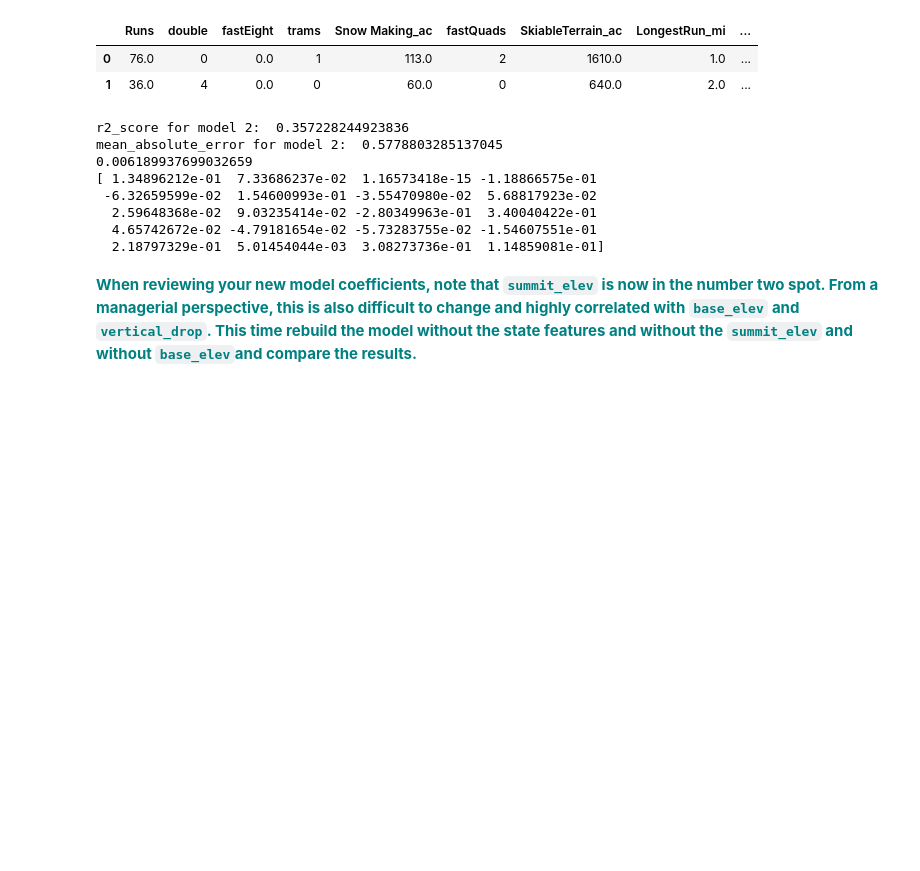
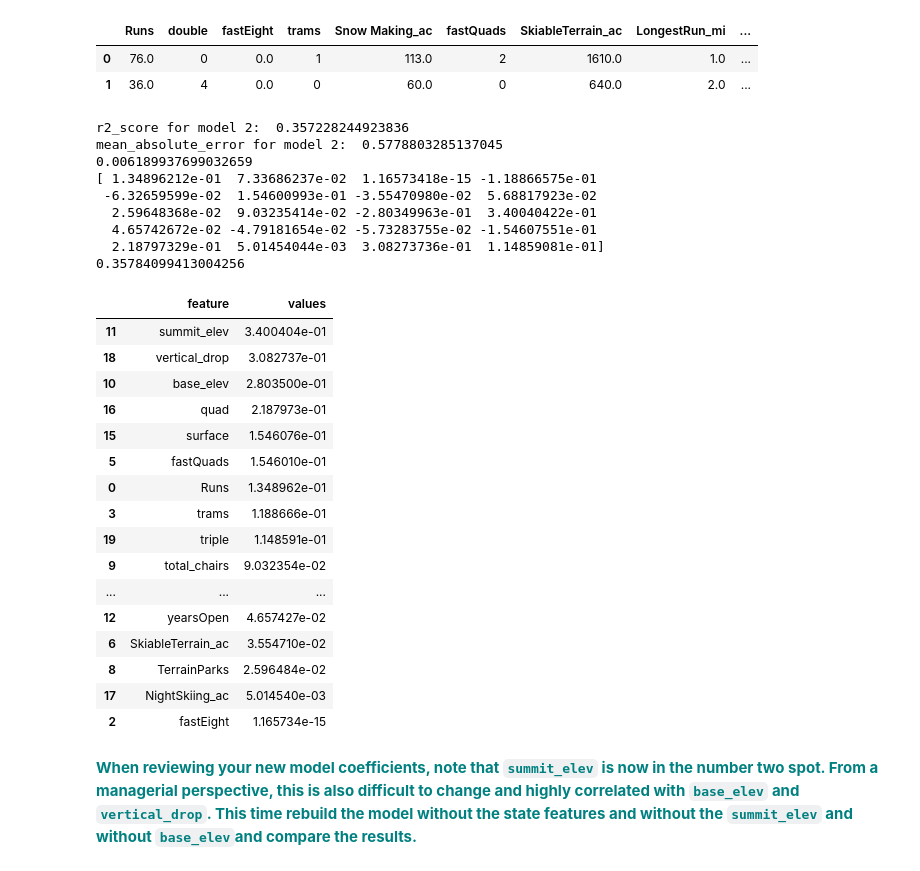
Before and after one commit to saimoom026/Springboard, a Jupyter notebook: springboard/GuidedCapstone/Notebook_stepfourandfive.ipynb, the cells around one changed output. Saved outputs shown, nothing was run; the diff lists cells and outputs as text; code cells hidden in the pictures; blank space fills up the shorter version.

```diff
--- a/springboard/GuidedCapstone/Notebook_stepfourandfive.ipynb
+++ b/springboard/GuidedCapstone/Notebook_stepfourandfive.ipynb
@@ -217,6 +244,7 @@ print('mean_absolute_error for model 2: ',mean_absolute_error(y_test, y_pred))
 
 print(lm.intercept_)
 print(lm.coef_)
+print(explained_variance_score(y_test, y_pred))
 # %% [output]
 r2_score for model 2:  0.357228244923836
 mean_absolute_error for model 2:  0.5778803285137045
@@ -226,6 +254,30 @@ mean_absolute_error for model 2:  0.5778803285137045
   2.59648368e-02  9.03235414e-02 -2.80349963e-01  3.40040422e-01
   4.65742672e-02 -4.79181654e-02 -5.73283755e-02 -1.54607551e-01
   2.18797329e-01  5.01454044e-03  3.08273736e-01  1.14859081e-01]
+0.35784099413004256
+# %%
+df_res2=pd.DataFrame()
+df_res2['feature']=df_feature2.columns
+df_res2['values']=abs(lm.coef_)
+df_res2.sort_values(by=['values'],ascending=False)
+# %% [output]
+|  | feature | values |
+| 11 | summit_elev | 3.400404e-01 |
+| 18 | vertical_drop | 3.082737e-01 |
+| 10 | base_elev | 2.803500e-01 |
+| 16 | quad | 2.187973e-01 |
+| 15 | surface | 1.546076e-01 |
+| 5 | fastQuads | 1.546010e-01 |
+| 0 | Runs | 1.348962e-01 |
+| 3 | trams | 1.188666e-01 |
+| 19 | triple | 1.148591e-01 |
+| 9 | total_chairs | 9.032354e-02 |
+| ... | ... | ... |
+| 12 | yearsOpen | 4.657427e-02 |
+| 6 | SkiableTerrain_ac | 3.554710e-02 |
+| 8 | TerrainParks | 2.596484e-02 |
+| 17 | NightSkiing_ac | 5.014540e-03 |
+| 2 | fastEight | 1.165734e-15 |
 # %% [markdown]
 **<font color='teal'> When reviewing your new model coefficients, note that `summit_elev` is now in the number two spot. From a managerial perspective, this is also difficult to change and highly correlated with `base_elev` and `vertical_drop`.  This time rebuild the model without the state features and without the `summit_elev` and without `base_elev`and compare the results. </font>**
 # %% [markdown]
```
Also changed, not shown: parts of 7 cells of this notebook.
